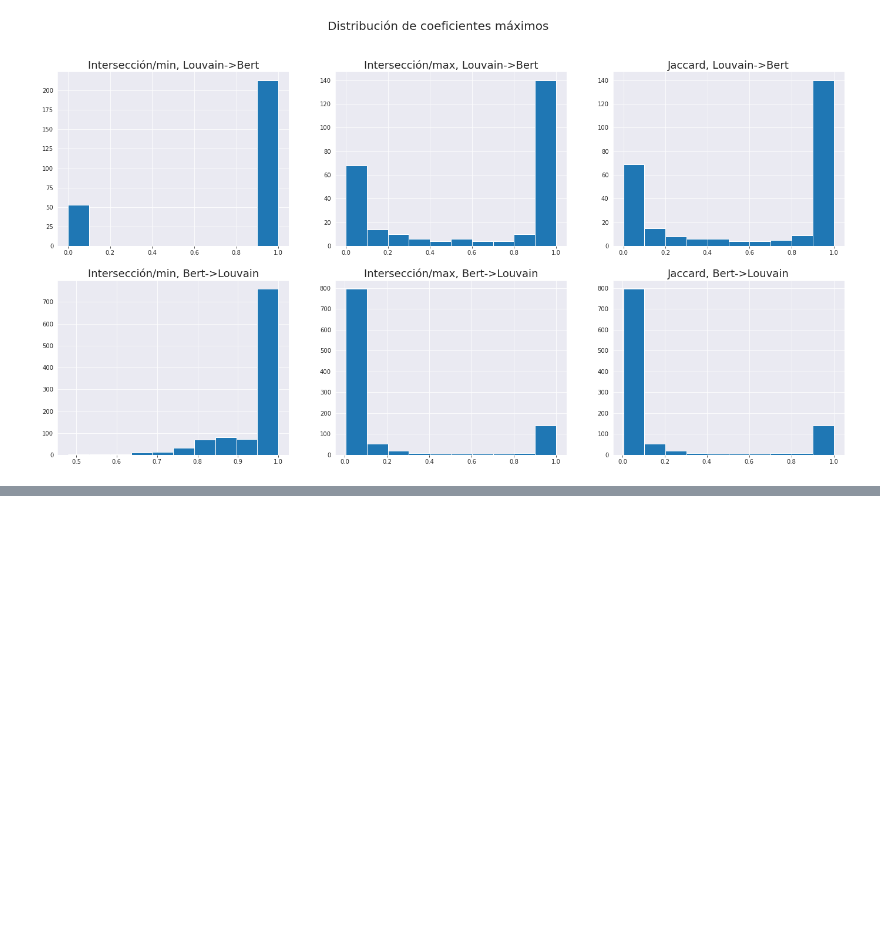
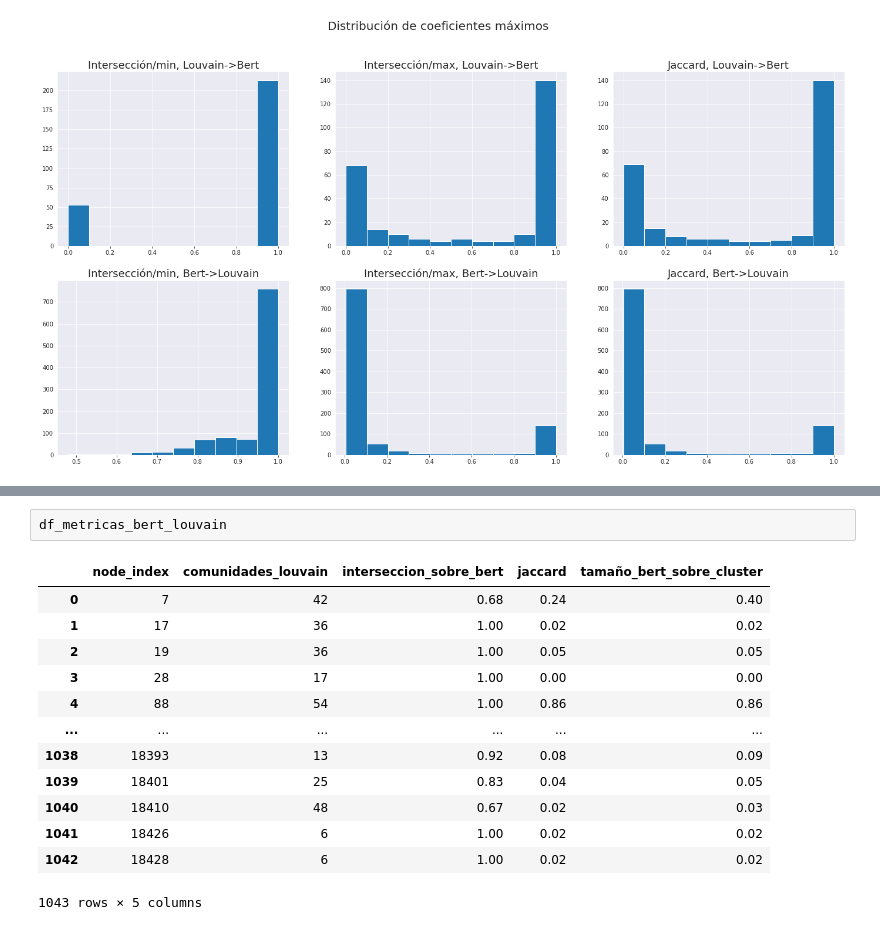
Before and after one commit to ingridheuer/gcnn_gdas, a Jupyter notebook: exploration/notebooks/network_analysis/analisis_comunidades.ipynb, the cells around one changed output, grey strips where cells are left out. Saved outputs shown, nothing was run; the diff lists cells and outputs as text; blank space fills up the shorter version.

```diff
--- a/exploration/notebooks/network_analysis/analisis_comunidades.ipynb
+++ b/exploration/notebooks/network_analysis/analisis_comunidades.ipynb
@@ -553,0 +596,16 @@ fig.savefig(reports_comunidades+"inclusion_berts_louvain.png",dpi=200)
+# %%
+df_metricas_bert_louvain
+# %% [output]
+|  | node_index | comunidades_louvain | interseccion_sobre_bert | jaccard | tamaño_bert_sobre_cluster |
+| 0 | 7 | 42 | 0.68 | 0.24 | 0.40 |
+| 1 | 17 | 36 | 1.00 | 0.02 | 0.02 |
+| 2 | 19 | 36 | 1.00 | 0.05 | 0.05 |
+| 3 | 28 | 17 | 1.00 | 0.00 | 0.00 |
+| 4 | 88 | 54 | 1.00 | 0.86 | 0.86 |
+| ... | ... | ... | ... | ... | ... |
+| 1038 | 18393 | 13 | 0.92 | 0.08 | 0.09 |
+| 1039 | 18401 | 25 | 0.83 | 0.04 | 0.05 |
+| 1040 | 18410 | 48 | 0.67 | 0.02 | 0.03 |
+| 1041 | 18426 | 6 | 1.00 | 0.02 | 0.02 |
+| 1042 | 18428 | 6 | 1.00 | 0.02 | 0.02 |
+1043 rows × 5 columns
```
Also changed, not shown: parts of 10 cells of this notebook, 3 other files.
